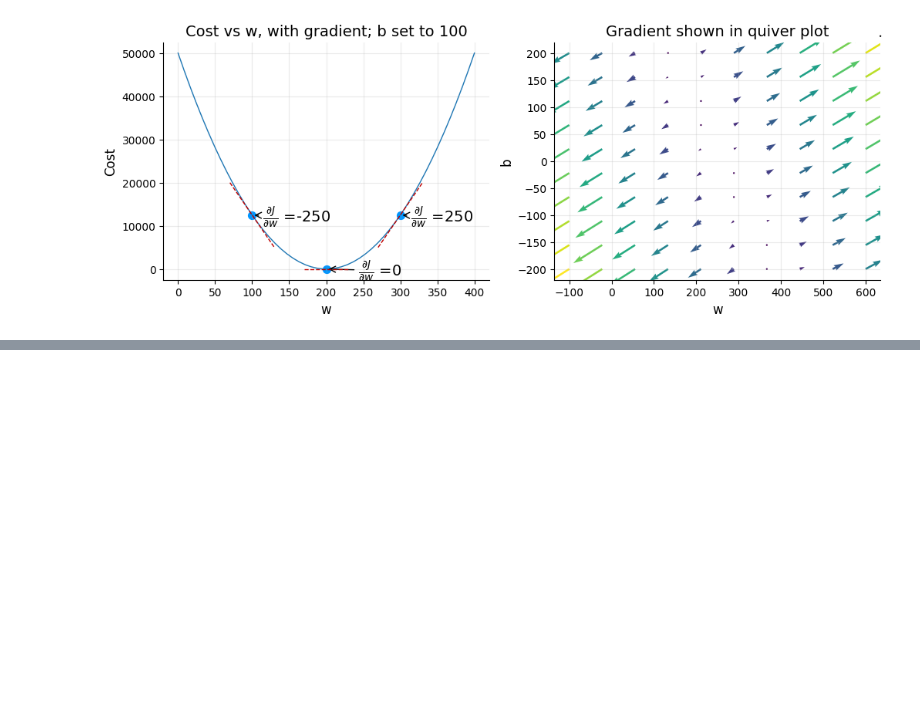
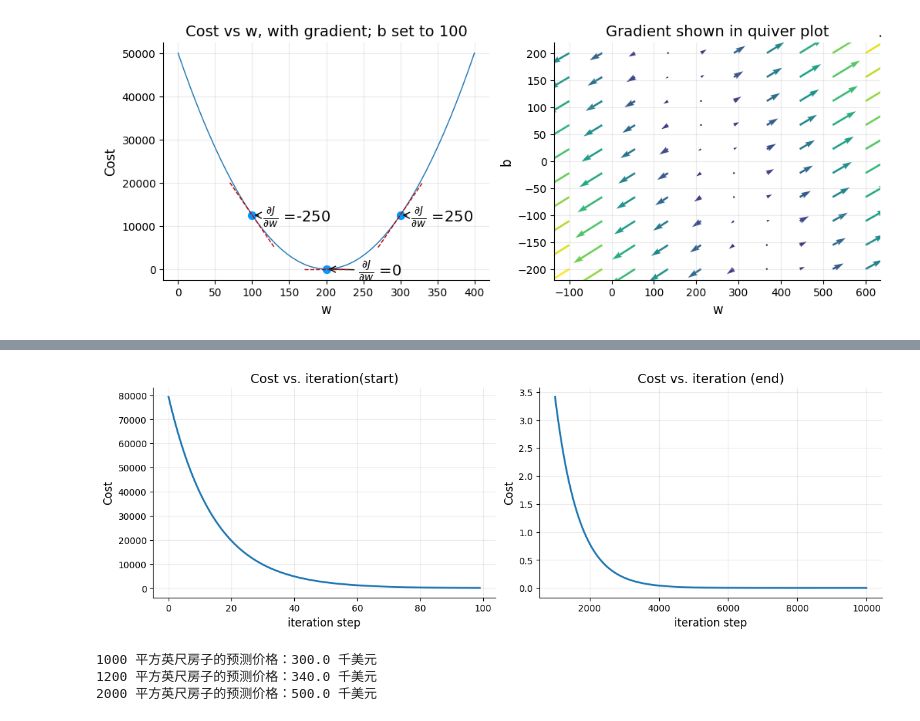
Before and after one commit to Zhangrx0211/jupyter-notebook, a Jupyter notebook: mechine/C1_W1_Linear_Regression/03_gradient_descent.ipynb, the cells around one changed output, grey strips where cells are left out. Drawn from its saved outputs; the diff is of its cells as text; code cells hidden in the pictures; blank space fills up the shorter version.

```diff
--- a/mechine/C1_W1_Linear_Regression/03_gradient_descent.ipynb
+++ b/mechine/C1_W1_Linear_Regression/03_gradient_descent.ipynb
@@ -236,0 +273,37 @@ Iteration 9000: Cost 2.90e-05  dj_dw: -1.082e-03, dj_db:  1.751e-03   w:  2.000e
+# %%
+"""
+7,观察 cost 下降过程，并使用训练好的模型进行预测
+    第一部分：
+        画出 cost 随迭代次数的变化
+
+    第二部分：
+        使用梯度下降得到的 w_final 和 b_final
+        预测不同面积房子的价格
+"""
+
+# 创建一个画布，并在同一行创建两个子图：1, 2 表示：1 行 2 列，constrained_layout=True 表示自动调整图像布局，避免标题和坐标轴挤在一起，figsize=(12,4) 表示图像大小
+fig, (ax1, ax2) = plt.subplots(1, 2, constrained_layout=True, figsize=(12,4))
+
+# 左图：画前 100 次迭代的 cost，作用：观察一开始 cost 是否快速下降
+ax1.plot(J_hist[:100]) #J_hist[:100] 表示取 J_hist 列表中的前 100 个元素。
+
+# 右图：画第 1000 次迭代之后的 cost ，作用：观察 cost 是否继续下降，或者已经趋于平稳
+ax2.plot(1000 + np.arange(len(J_hist[1000:])), J_hist[1000:]) #J_hist[1000:] 表示取 J_hist 列表中从第 1000 个元素开始到最后的所有元素。
+                                                              # np.arange(len(J_hist[1000:])) 表示生成一个数组，长度等于 J_hist[1000:] 的长度。
+
+ax1.set_title("Cost vs. iteration(start)");  ax2.set_title("Cost vs. iteration (end)") # 设置左图和右图标题
+ax1.set_ylabel('Cost')            ;  ax2.set_ylabel('Cost')  # 设置左图和右图的 y 轴名称
+ax1.set_xlabel('iteration step')  ;  ax2.set_xlabel('iteration step')  # 设置左图和右图的 x 轴名称
+plt.show()
+
+
+# 使用训练好的 w_final 和 b_final 预测 1000 平方英尺房子的价格
+# 预测公式：                 f_wb = w_final * x + b_final
+print(f"1000 平方英尺房子的预测价格：{w_final * 1.0 + b_final:.1f} 千美元")
+print(f"1200 平方英尺房子的预测价格：{w_final * 1.2 + b_final:.1f} 千美元")
+print(f"2000 平方英尺房子的预测价格：{w_final * 2.0 + b_final:.1f} 千美元")
+# %% [output]
+[figure, added]
+1000 平方英尺房子的预测价格：300.0 千美元
+1200 平方英尺房子的预测价格：340.0 千美元
+2000 平方英尺房子的预测价格：500.0 千美元
```
Also changed, not shown: parts of 4 cells of this notebook, 2 other files.
